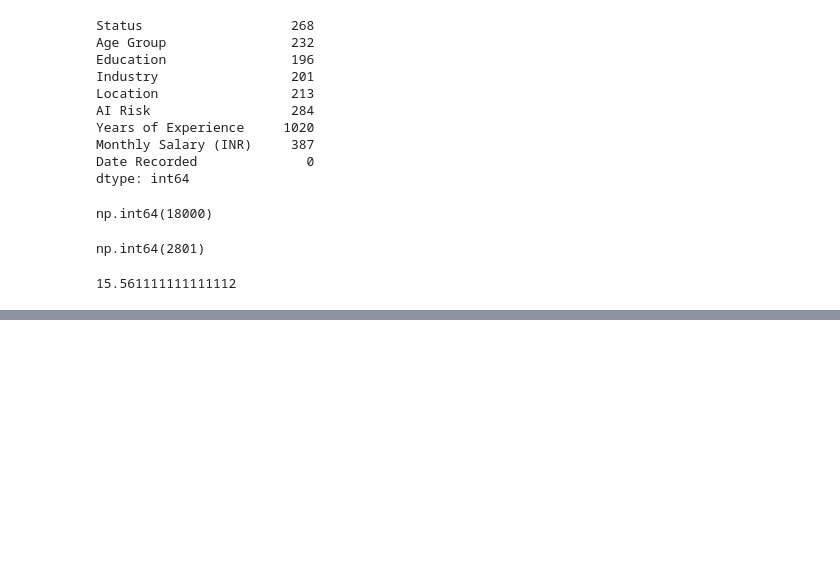
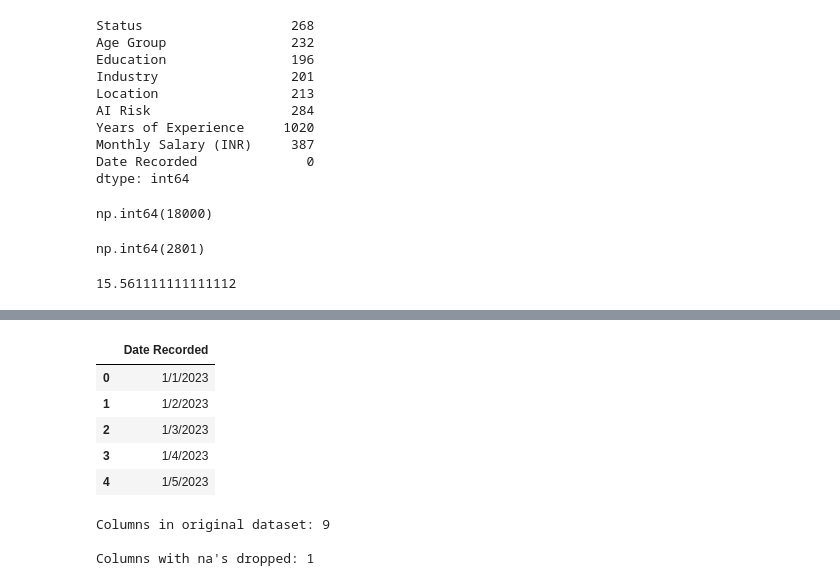
Before and after one commit to therakeshjoshi/Blockchain-Integrated-Machine-Learning-System-for-Cryptocurrency-Fraud-Detection, a Jupyter notebook: Week 1 Assignment - Data Analysis/Learning-Complete-Data-Analysis.ipynb, the cells around one changed output, grey strips where cells are left out. Drawn from its saved outputs; the diff is of its cells as text; code cells hidden in the pictures; blank space fills up the shorter version.

```diff
--- a/Week 1 Assignment - Data Analysis/Learning-Complete-Data-Analysis.ipynb
+++ b/Week 1 Assignment - Data Analysis/Learning-Complete-Data-Analysis.ipynb
@@ -94,0 +128,19 @@ print(percent_missing)
+# %%
+# remove all columns with at least one missing value
+columns_with_na_dropped = bc_data.dropna(axis=1)
+columns_with_na_dropped.head()
+# %% [output]
+|  | Date Recorded |
+| 0 | 1/1/2023 |
+| 1 | 1/2/2023 |
+| 2 | 1/3/2023 |
+| 3 | 1/4/2023 |
+| 4 | 1/5/2023 |
+# %%
+# just how much data did we lose?
+print("Columns in original dataset: %d \n" % bc_data.shape[1])
+print("Columns with na's dropped: %d" % columns_with_na_dropped.shape[1])
+# %% [output]
+Columns in original dataset: 9
+
+Columns with na's dropped: 1
```
Also changed, not shown: parts of 19 cells of this notebook.
